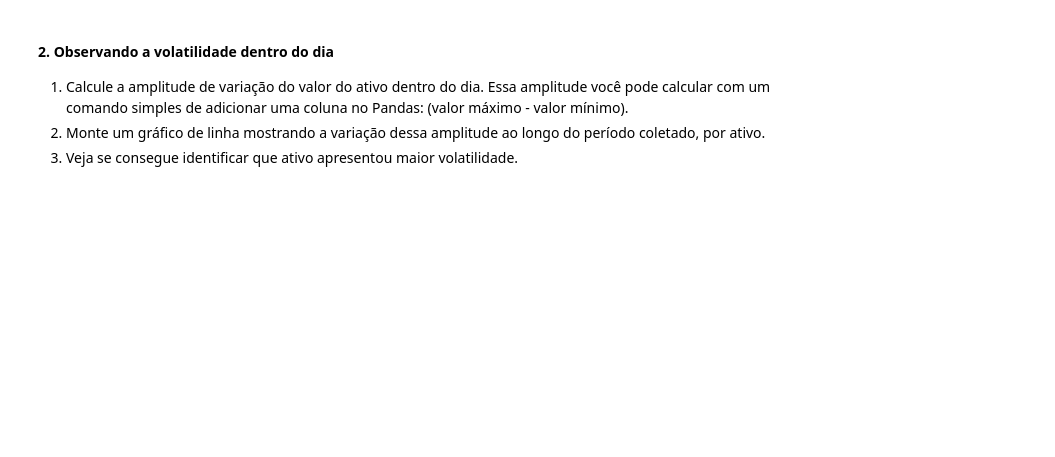
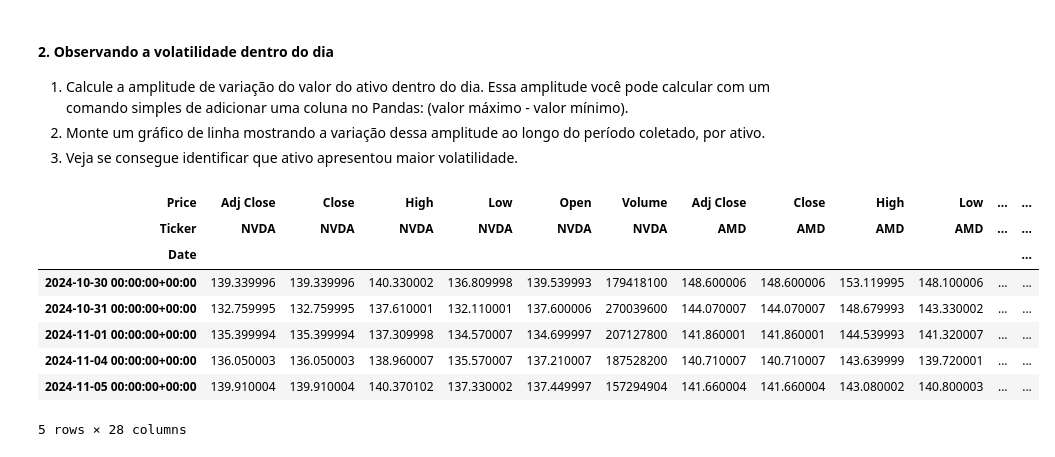
Before and after one commit to LucianoContri/DataScience, a Jupyter notebook: Gestão avançada de Dados e Desenvolvimento de aplicações/Descritiva III - Gráficos interativos/mod22_tarefa01.ipynb, the cells around one changed output. Drawn from its saved outputs; the diff is of its cells as text; code cells hidden in the pictures; blank space fills up the shorter version.

```diff
--- a/Gestão avançada de Dados e Desenvolvimento de aplicações/Descritiva III - Gráficos interativos/mod22_tarefa01.ipynb
+++ b/Gestão avançada de Dados e Desenvolvimento de aplicações/Descritiva III - Gráficos interativos/mod22_tarefa01.ipynb
@@ -15,3 +70,21 @@
 1. Calcule a amplitude de variação do valor do ativo dentro do dia. Essa amplitude você pode calcular com um comando simples de adicionar uma coluna no Pandas: (valor máximo - valor mínimo).
 2. Monte um gráfico de linha mostrando a variação dessa amplitude ao longo do período coletado, por ativo.
 3. Veja se consegue identificar que ativo apresentou maior volatilidade.
+# %%
+data[('Amplitude', 'NVDA')] = data[('High', 'NVDA')] - data[('Low', 'NVDA')]
+data[('Amplitude', 'AMD')] = data[('High', 'AMD')] - data[('Low', 'AMD')]
+data[('Amplitude', 'INTC')] = data[('High', 'INTC')] - data[('Low', 'INTC')]
+data[('Amplitude', 'QCOM')] = data[('High', 'QCOM')] - data[('Low', 'QCOM')]
+
+
+data.tail()
+# %% [output]
+| Price | Adj Close | Close | High | Low | Open | Volume | Adj Close | Close | High | Low | ... | ... |
+| Ticker | NVDA | NVDA | NVDA | NVDA | NVDA | NVDA | AMD | AMD | AMD | AMD | ... | ... |
+| Date |  |  |  |  |  |  |  |  |  |  |  | ... |
+| 2024-10-30 00:00:00+00:00 | 139.339996 | 139.339996 | 140.330002 | 136.809998 | 139.539993 | 179418100 | 148.600006 | 148.600006 | 153.119995 | 148.100006 | ... | ... |
+| 2024-10-31 00:00:00+00:00 | 132.759995 | 132.759995 | 137.610001 | 132.110001 | 137.600006 | 270039600 | 144.070007 | 144.070007 | 148.679993 | 143.330002 | ... | ... |
+| 2024-11-01 00:00:00+00:00 | 135.399994 | 135.399994 | 137.309998 | 134.570007 | 134.699997 | 207127800 | 141.860001 | 141.860001 | 144.539993 | 141.320007 | ... | ... |
+| 2024-11-04 00:00:00+00:00 | 136.050003 | 136.050003 | 138.960007 | 135.570007 | 137.210007 | 187528200 | 140.710007 | 140.710007 | 143.639999 | 139.720001 | ... | ... |
+| 2024-11-05 00:00:00+00:00 | 139.910004 | 139.910004 | 140.370102 | 137.330002 | 137.449997 | 157294904 | 141.660004 | 141.660004 | 143.080002 | 140.800003 | ... | ... |
+5 rows × 28 columns
```
Also changed, not shown: parts of 4 cells of this notebook.
